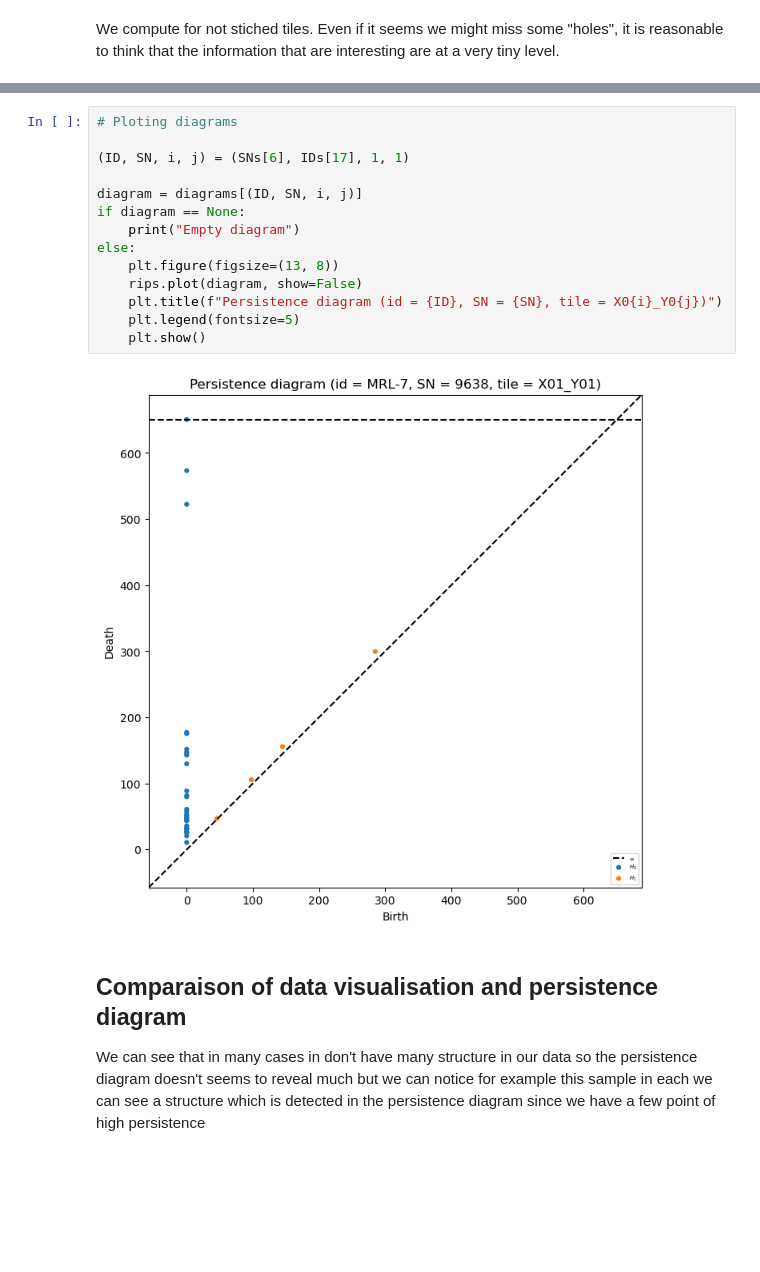
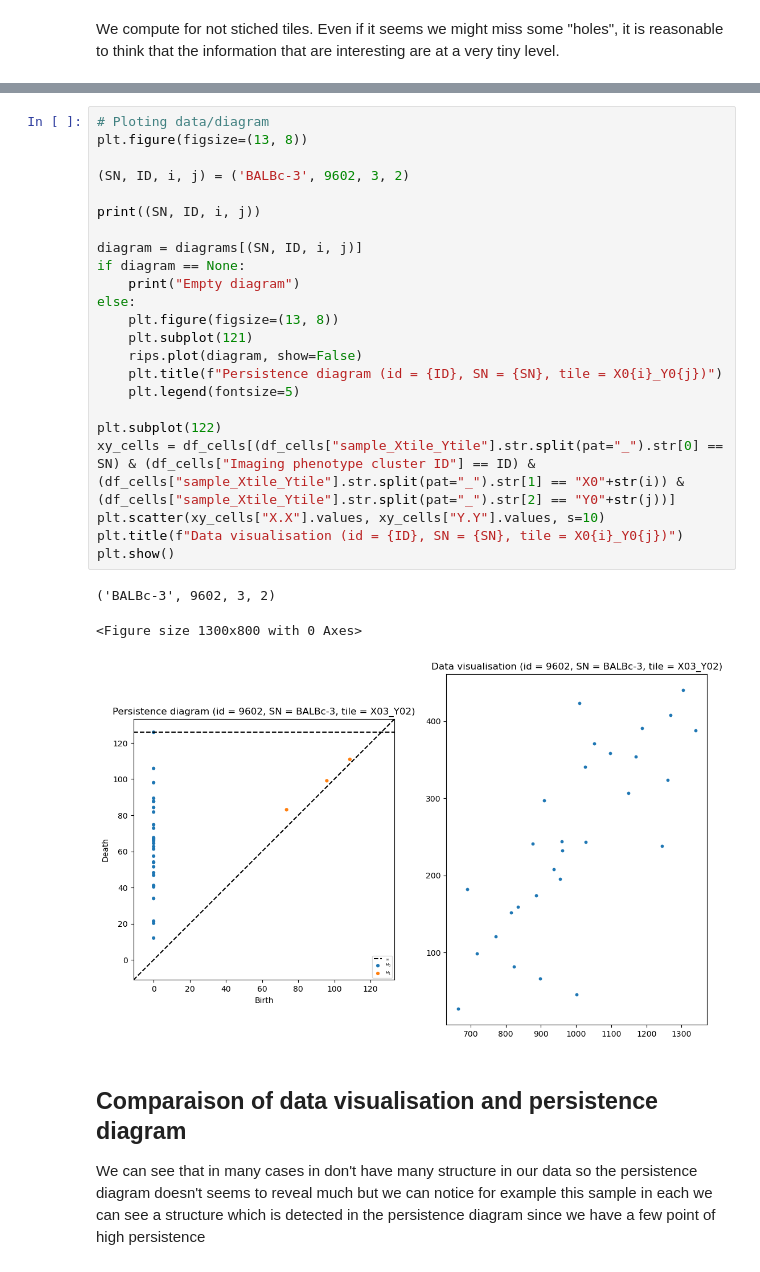
Before and after one commit to quentinassemat/tda-codex, a Jupyter notebook: mouse_spleen/tda_mouse_spleen.ipynb, the cells around one changed output, grey strips where cells are left out. Cells and saved outputs as stored; diff of their text form; blank space fills up the shorter version.

Commit message:
update persistence image computation

```diff
--- a/mouse_spleen/tda_mouse_spleen.ipynb
+++ b/mouse_spleen/tda_mouse_spleen.ipynb
@@ -102,21 +101,32 @@ for SN in SNs: # each sample
 # %% [output]
 Rips(maxdim=1, thresh=inf, coeff=2, do_cocycles=False, n_perm = None, verbose=True)
 # %%
-# Ploting diagrams
+# Ploting data/diagram
+plt.figure(figsize=(13, 8))
 
-(ID, SN, i, j) = (SNs[6], IDs[17], 1, 1)
+(SN, ID, i, j) = ('BALBc-3', 9602, 3, 2)
 
-diagram = diagrams[(ID, SN, i, j)]
+print((SN, ID, i, j))
+
+diagram = diagrams[(SN, ID, i, j)]
 if diagram == None:
     print("Empty diagram")
 else:
     plt.figure(figsize=(13, 8))
+    plt.subplot(121)
     rips.plot(diagram, show=False)
     plt.title(f"Persistence diagram (id = {ID}, SN = {SN}, tile = X0{i}_Y0{j})")
     plt.legend(fontsize=5)
-    plt.show()
+
+plt.subplot(122)
+xy_cells = df_cells[(df_cells["sample_Xtile_Ytile"].str.split(pat="_").str[0] == SN) & (df_cells["Imaging phenotype cluster ID"] == ID) & (df_cells["sample_Xtile_Ytile"].str.split(pat="_").str[1] == "X0"+str(i)) & (df_cells["sample_Xtile_Ytile"].str.split(pat="_").str[2] == "Y0"+str(j))]
+plt.scatter(xy_cells["X.X"].values, xy_cells["Y.Y"].values, s=10)
+plt.title(f"Data visualisation (id = {ID}, SN = {SN}, tile = X0{i}_Y0{j})")
+plt.show()
 # %% [output]
+('BALBc-3', 9602, 3, 2)
+<Figure size 1300x800 with 0 Axes>
-[figure, old version]
+[figure, new version]
 # %% [markdown]
 
 ## Comparaison of data visualisation and persistence diagram
```
Also changed, not shown: parts of 10 cells of this notebook.
